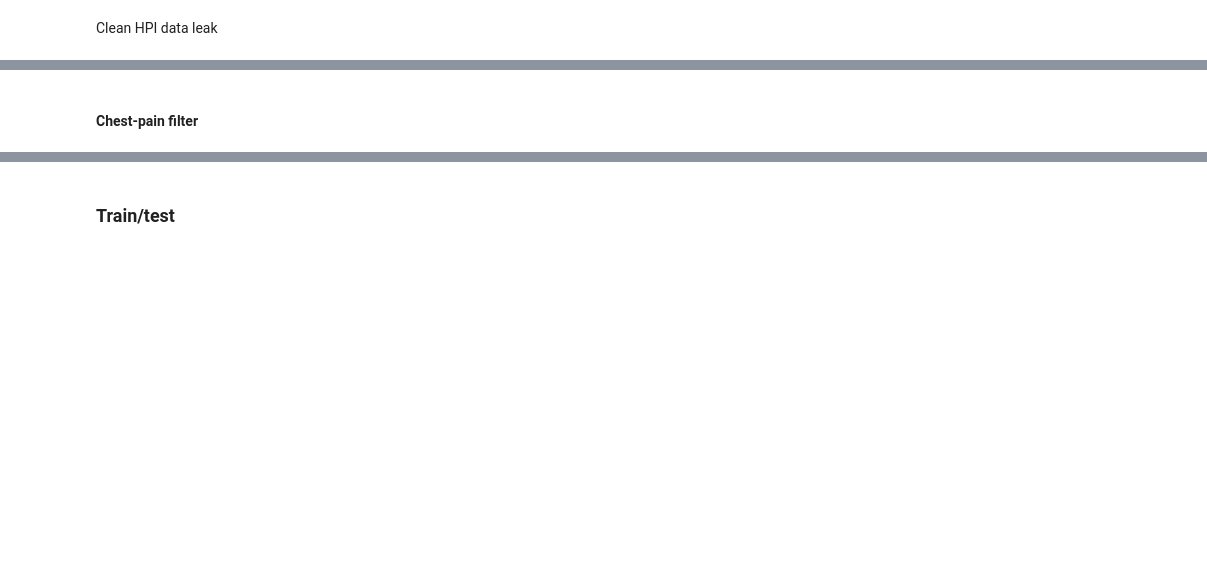
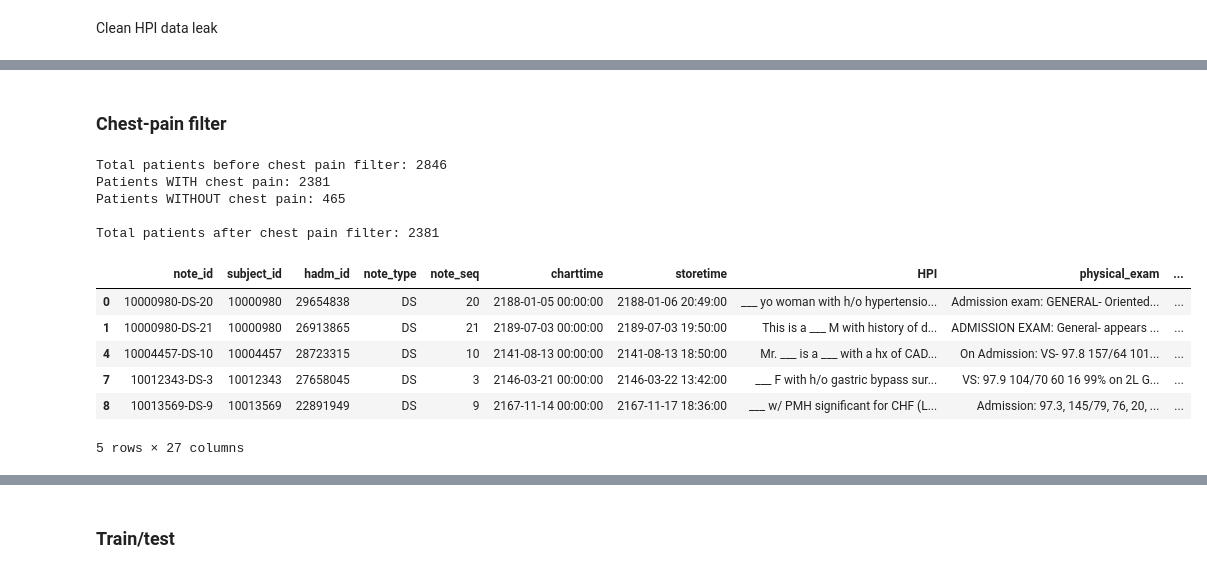
Before and after one commit to ignsagita/cath_pred, a Jupyter notebook: eda.ipynb, the cells around one changed output, grey strips where cells are left out. Drawn from its saved outputs; the diff is of its cells as text; code cells hidden in the pictures; blank space fills up the shorter version.

```diff
--- a/eda.ipynb
+++ b/eda.ipynb
@@ -691,41 +691,54 @@ See the caveats in the documentation: https://pandas.pydata.org/pandas-docs/stab
 5 rows × 26 columns
 # %% [markdown]
-#### Chest-pain filter
+### Chest-pain filter
 # %%
-# def has_chest_pain(row):
-#     """
-#     Check if patient has chest pain based on chief complaint or HPI
-#     Returns True if chest pain is mentioned
-#     """
-#     # Combine chief complaint and HPI for searching
-#     text = f"{row['chief_complaint']} {row['HPI']}".lower()
+def has_chest_pain(row):
+    """
+    Check if patient has chest pain based on chief complaint or HPI
+    Returns True if chest pain is mentioned
+    """
+    # Combine chief complaint and HPI for searching
+    text = f"{row['chief_complaint']} {row['HPI']}".lower()
 
-#     # Regex pattern for chest pain variations
-#     chest_pain_pattern = r'\b(chest\s+(pain|discomfort|pressure|tightness|heaviness|burning)|' \
-#                         r'angina|substernal\s+(pain|discomfort|pressure)|' \
-#                         r'retrosternal\s+(pain|discomfort|pressure)|' \
-#                         r'precordial\s+(pain|discomfort)|' \
-#                         r'cardiac\s+chest\s+pain|' \
-#                         r'sternal\s+(pain|discomfort))\b'
+    # Regex pattern for chest pain variations
+    chest_pain_pattern = r'\b(chest\s+(pain|discomfort|pressure|tightness|heaviness|burning)|' \
+                        r'angina|substernal\s+(pain|discomfort|pressure)|' \
+                        r'retrosternal\s+(pain|discomfort|pressure)|' \
+                        r'precordial\s+(pain|discomfort)|' \
+                        r'cardiac\s+chest\s+pain|' \
+                        r'sternal\s+(pain|discomfort))\b'
 
-#     return bool(re.search(chest_pain_pattern, text, re.IGNORECASE))
+    return bool(re.search(chest_pain_pattern, text, re.IGNORECASE))
 
-# # Apply the filter
-# usable['has_chest_pain'] = usable.apply(has_chest_pain, axis=1)
+# Apply the filter
+usable['has_chest_pain'] = usable.apply(has_chest_pain, axis=1)
 
-# # Print statistics before filtering
-# print(f"Total patients before chest pain filter: {len(usable)}")
-# print(f"Patients WITH chest pain: {usable['has_chest_pain'].sum()}")
-# print(f"Patients WITHOUT chest pain: {(~usable['has_chest_pain']).sum()}")
+# Print statistics before filtering
+print(f"Total patients before chest pain filter: {len(usable)}")
+print(f"Patients WITH chest pain: {usable['has_chest_pain'].sum()}")
+print(f"Patients WITHOUT chest pain: {(~usable['has_chest_pain']).sum()}")
 
-# # Filter to only keep chest pain patients
-# usable_chest_pain = usable[usable['has_chest_pain']].copy()
-# print(f"\nTotal patients after chest pain filter: {len(usable_chest_pain)}")
+# Filter to only keep chest pain patients
+usable_chest_pain = usable[usable['has_chest_pain']].copy()
+print(f"\nTotal patients after chest pain filter: {len(usable_chest_pain)}")
 
 
-# usable = usable_chest_pain
+usable = usable_chest_pain
 
-# usable.head()
+usable.head()
+# %% [output]
+Total patients before chest pain filter: 2846
+Patients WITH chest pain: 2381
+Patients WITHOUT chest pain: 465
+
+Total patients after chest pain filter: 2381
+|  | note_id | subject_id | hadm_id | note_type | note_seq | charttime | storetime | HPI | physical_exam | ... |
+| 0 | 10000980-DS-20 | 10000980 | 29654838 | DS | 20 | 2188-01-05 00:00:00 | 2188-01-06 20:49:00 | ___ yo woman with h/o hypertensio... | Admission exam: GENERAL- Oriented... | ... |
+| 1 | 10000980-DS-21 | 10000980 | 26913865 | DS | 21 | 2189-07-03 00:00:00 | 2189-07-03 19:50:00 | This is a ___ M with history of d... | ADMISSION EXAM: General- appears ... | ... |
+| 4 | 10004457-DS-10 | 10004457 | 28723315 | DS | 10 | 2141-08-13 00:00:00 | 2141-08-13 18:50:00 | Mr. ___ is a ___ with a hx of CAD... | On Admission: VS- 97.8 157/64 101... | ... |
+| 7 | 10012343-DS-3 | 10012343 | 27658045 | DS | 3 | 2146-03-21 00:00:00 | 2146-03-22 13:42:00 | ___ F with h/o gastric bypass sur... | VS: 97.9 104/70 60 16 99% on 2L G... | ... |
+| 8 | 10013569-DS-9 | 10013569 | 22891949 | DS | 9 | 2167-11-14 00:00:00 | 2167-11-17 18:36:00 | ___ w/ PMH significant for CHF (L... | Admission: 97.3, 145/79, 76, 20, ... | ... |
+5 rows × 27 columns
 # %%
 final_dataset = usable[[
     'hadm_id',
```
Also changed, not shown: parts of 21 cells of this notebook.
